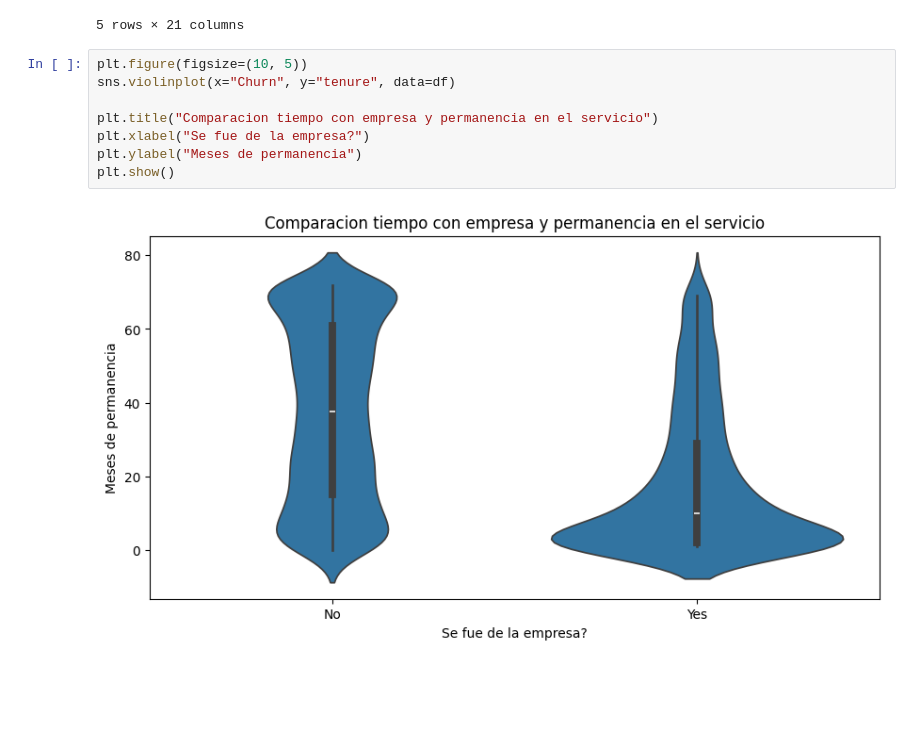
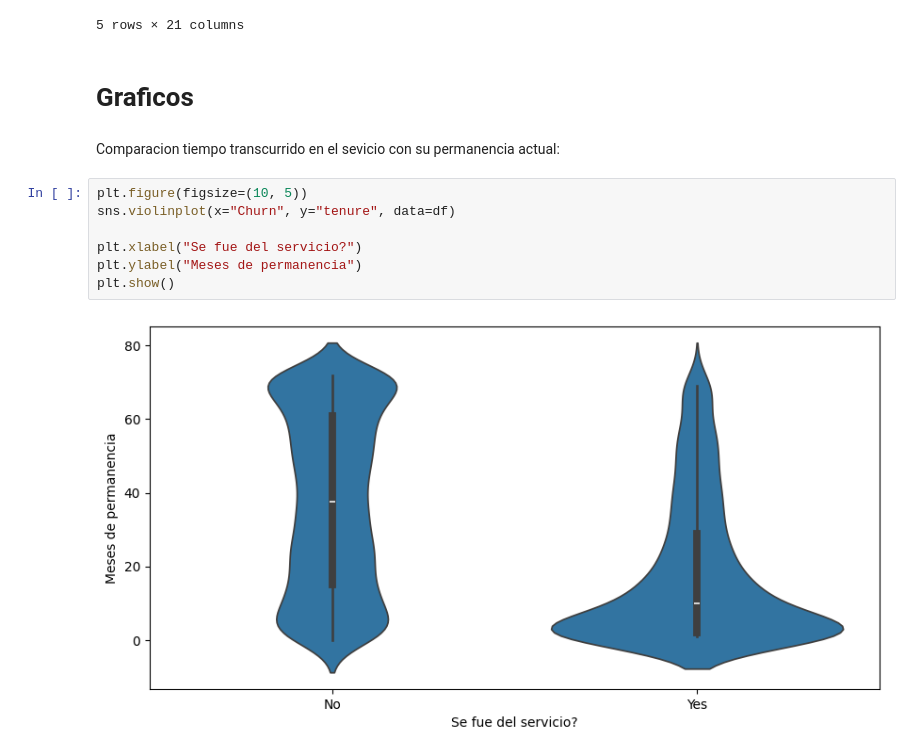
Before and after one commit to PALACIOS1259/Cienciadedatos, a Jupyter notebook: Untitled.ipynb, the cells around one changed output. Drawn from its saved outputs; the diff is of its cells as text; blank space fills up the shorter version.

```diff
--- a/Untitled.ipynb
+++ b/Untitled.ipynb
@@ -56,13 +56,16 @@ df.head()
 | 3 | 7795-CFOCW | Male | 0.0 | No | No | 45.0 | No | No phone service | ... |
 | 4 | 9237-HQITU | Female | 0.0 | No | No | 2.0 | Yes | No | ... |
 5 rows × 21 columns
+# %% [markdown]
+# Graficos
+# %% [markdown]
+Comparacion tiempo transcurrido en el sevicio con su permanencia actual:
 # %%
 plt.figure(figsize=(10, 5))
 sns.violinplot(x="Churn", y="tenure", data=df)
 
-plt.title("Comparacion tiempo con empresa y permanencia en el servicio")
-plt.xlabel("Se fue de la empresa?")
+plt.xlabel("Se fue del servicio?")
 plt.ylabel("Meses de permanencia")
 plt.show()
 # %% [output]
-[figure, old version]
+[figure, new version]
```
Also changed, not shown: parts of 4 cells of this notebook.
